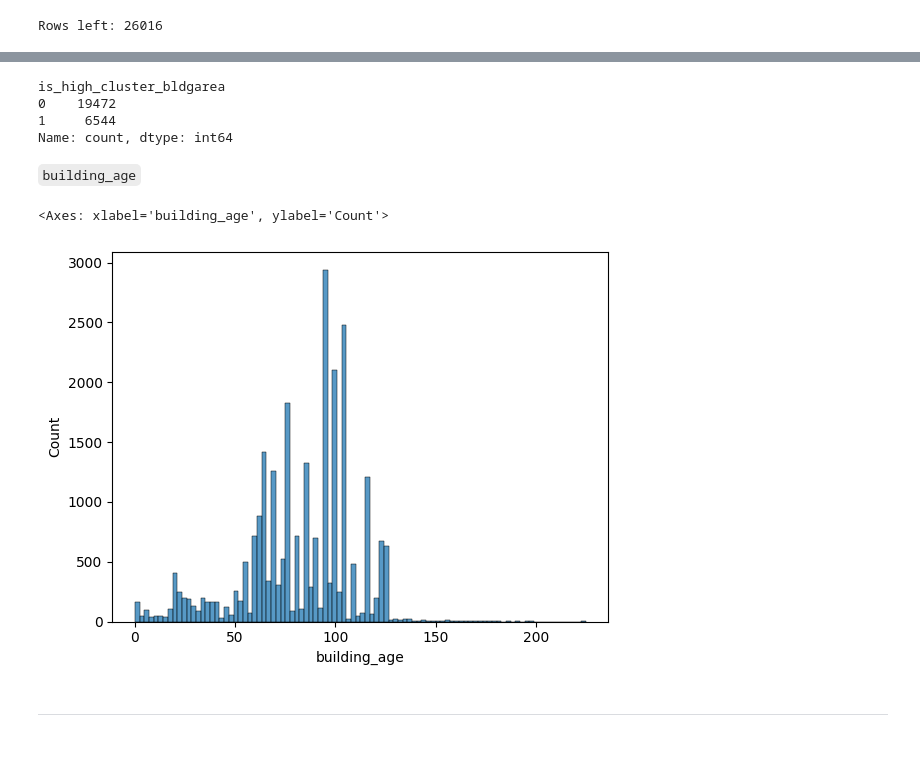
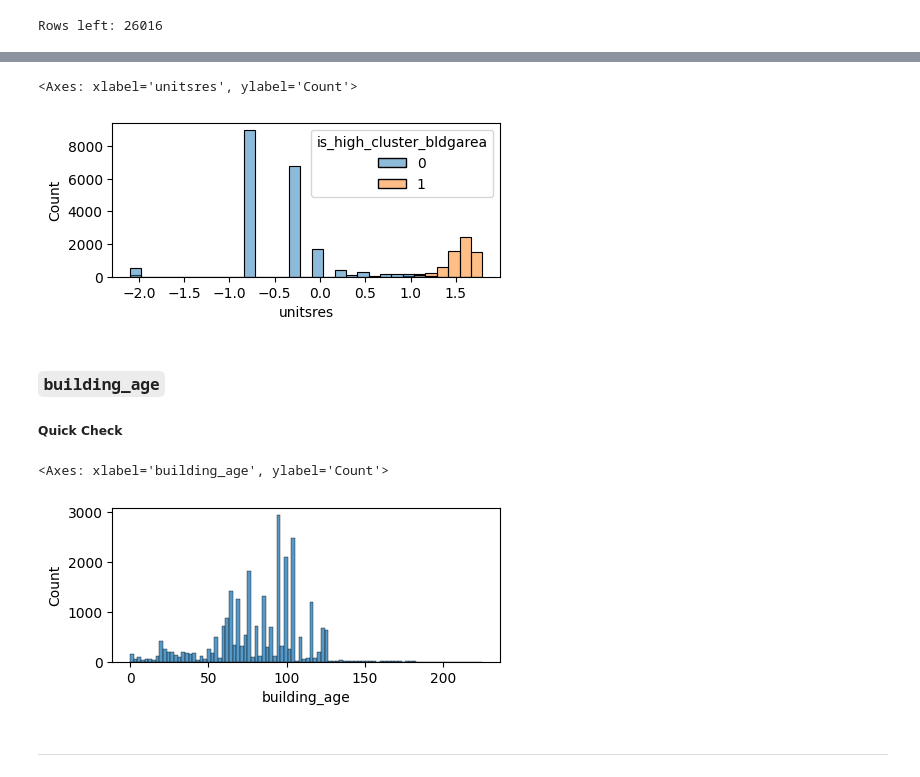
Before and after one commit to jehuhta/Intro_ML, a Jupyter notebook: ex1_main.ipynb, the cells around one changed output, grey strips where cells are left out. Drawn from its saved outputs; the diff is of its cells as text; code cells hidden in the pictures; blank space fills up the shorter version.

```diff
--- a/ex1_main.ipynb
+++ b/ex1_main.ipynb
@@ -427,21 +467,26 @@ df["is_high_cluster_bldgarea"] = (df["bldgarea"] > 1).astype(int)
 df['is_high_cluster_bldgarea'].value_counts()
 
 # df['is_high_cluster_unitstotal'].value_counts()
+
+# Layered histplot to show the result of the new column.
+plt.figure(figsize=(5,2))
+sns.histplot(df, x='unitsres', hue="is_high_cluster_bldgarea", multiple="layer")
 # %% [output]
-is_high_cluster_bldgarea
-0    19472
-1     6544
-Name: count, dtype: int64
+<Axes: xlabel='unitsres', ylabel='Count'>
+[figure, added]
 # %% [markdown]
-`building_age`
+### `building_age`
+
+##### Quick Check
 # %%
 # Checking the distribution of `building_age`
+plt.figure(figsize=(5,2))
 sns.histplot(df, x='building_age')
 
 # Seems ok!
 # %% [output]
 <Axes: xlabel='building_age', ylabel='Count'>
-[figure, old version]
+[figure, new version]
 # %% [markdown]
 ---
 # %% [markdown]
```
Also changed, not shown: parts of 35 cells of this notebook, 2 other files.
